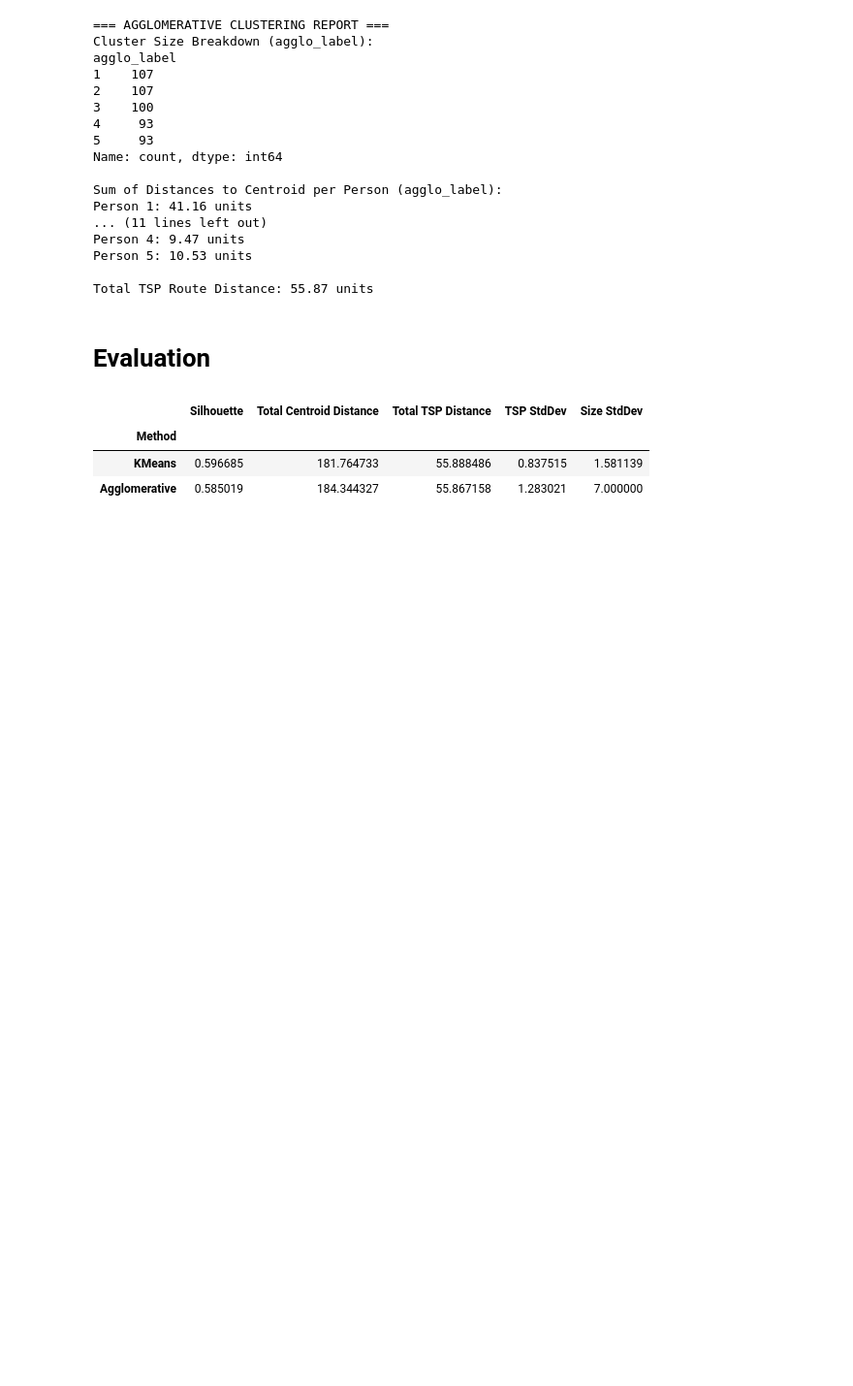
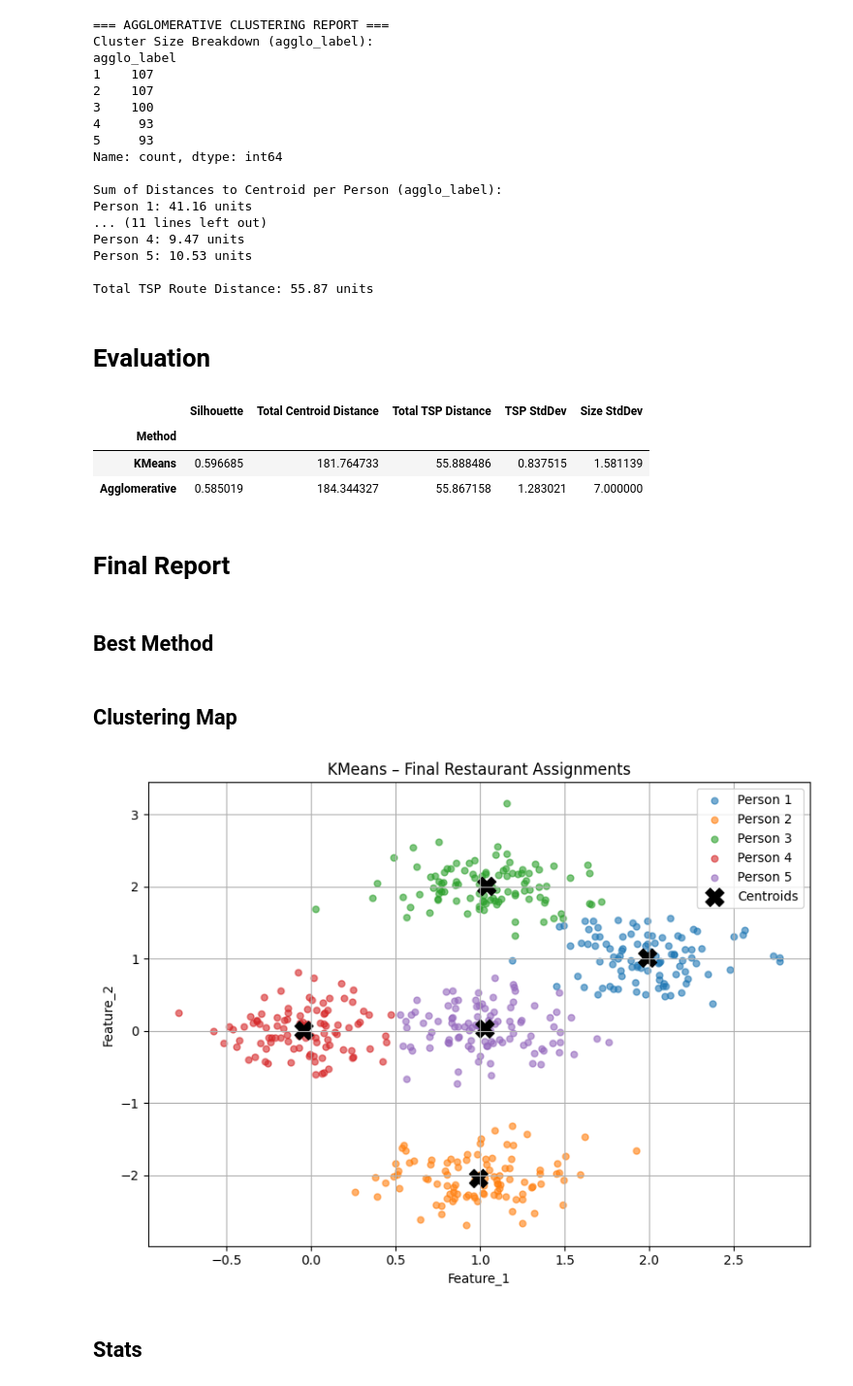
Before and after one commit to amirZZZkiller/snappfood-data-analyst-task, a Jupyter notebook: task 1 - restaurant assignment/task1.ipynb, the cells around one changed output. Shown at 97% size. Saved outputs shown, nothing was run; the diff lists cells and outputs as text; code cells hidden in the pictures; blank space fills up the shorter version.

Commit message:
feat(task1): finalize cluster visualization and stats for chosen method

```diff
--- a/task 1 - restaurant assignment/task1.ipynb
+++ b/task 1 - restaurant assignment/task1.ipynb
@@ -179,7 +179,7 @@ df['kmeans_person'] = df['kmeans_label'] + 1
 plt.figure(figsize=(8, 6))
 for i in range(1, 6):
     cluster = df[df['kmeans_person'] == i]
-    plt.scatter(cluster['Feature_1'], cluster['Feature_2'], s=25, label=f'Person {i}', alpha=0.6)
+    plt.scatter(cluster['Feature_1'], cluster['Feature_2'], s=25, label=f'Cluster {i}', alpha=0.6)
 
 plt.scatter(kmeans_centroids[:, 0], kmeans_centroids[:, 1], c='black', marker='X', s=200, label='Centroids')
 plt.title("KMeans Clustering (k=5)")
@@ -291,3 +291,37 @@ display(eval_df)
 | Method |  |  |  |  |  |
 | KMeans | 0.596685 | 181.764733 | 55.888486 | 0.837515 | 1.581139 |
 | Agglomerative | 0.585019 | 184.344327 | 55.867158 | 1.283021 | 7.000000 |
+# %% [markdown]
+# Final Report
+# %% [markdown]
+## Best Method
+# %%
+# Manually select the best method here
+best_method = 'KMeans'
+label_col = 'kmeans_label'
+centroids = kmeans_centroids
+# %% [markdown]
+## Clustering Map
+# %%
+# Add 1-based person label for clean output
+df['person'] = df[label_col] + 1
+
+plt.figure(figsize=(8, 6))
+for i in range(1, 6):
+    cluster = df[df['person'] == i]
+    plt.scatter(cluster['Feature_1'], cluster['Feature_2'], s=25, label=f'Person {i}', alpha=0.6)
+
+if centroids is not None:
+    plt.scatter(centroids[:, 0], centroids[:, 1], c='black', marker='X', s=200, label='Centroids')
+
+plt.title(f"{best_method} – Final Restaurant Assignments")
+plt.xlabel("Feature_1")
+plt.ylabel("Feature_2")
+plt.legend()
+plt.grid(True)
+plt.tight_layout()
+plt.show()
+# %% [output]
+[figure, added]
+# %% [markdown]
+## Stats
```
Also changed, not shown: parts of 1 cell of this notebook.
